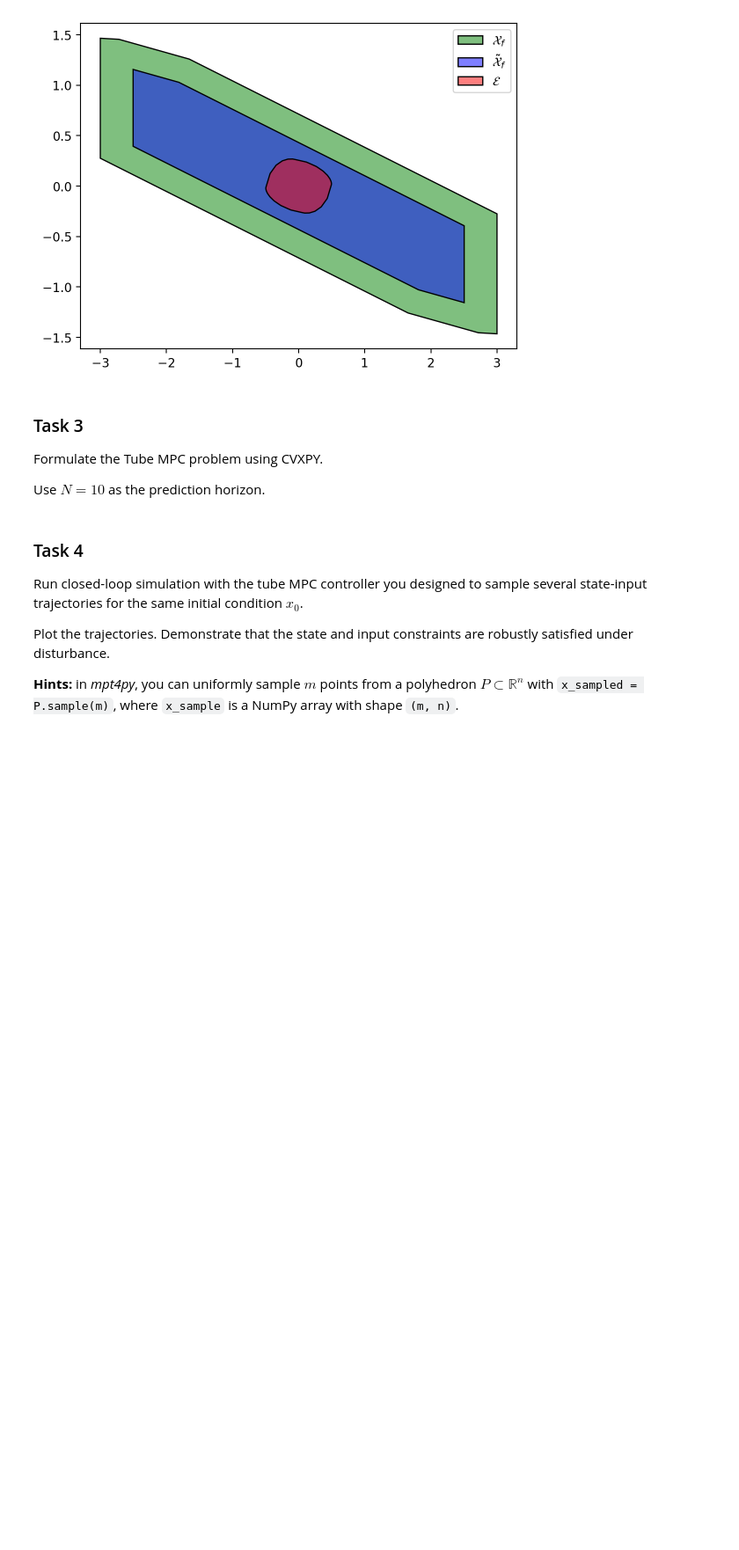
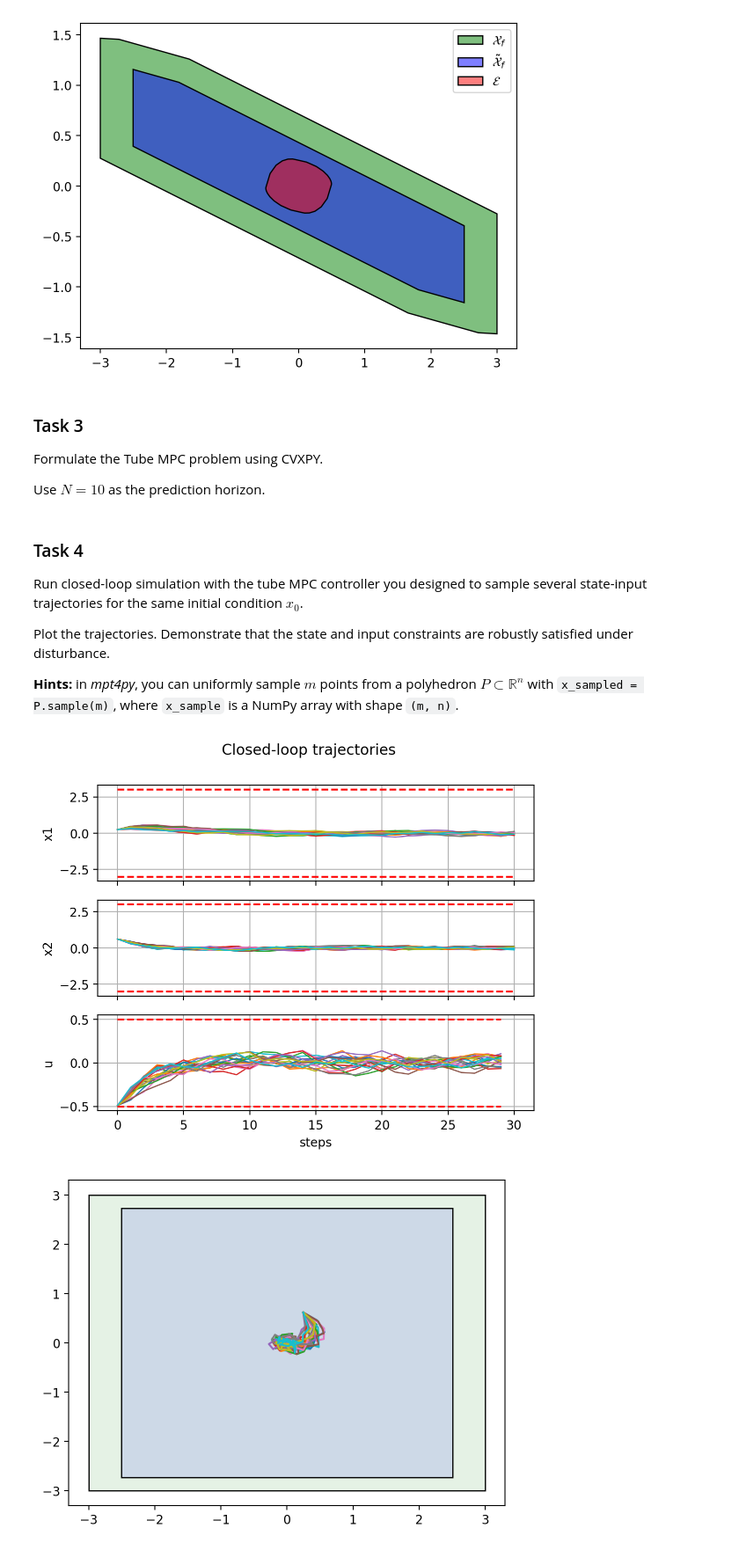
Before and after one commit to aiglegivree/MPC, a Jupyter notebook: programming_exercises/exercise7_tube_mpc/ex7_tube_mpc.ipynb, the cells around one changed output. Shown at 88% size. Cells and saved outputs as stored; diff of their text form; code cells hidden in the pictures; blank space fills up the shorter version.

```diff
--- a/programming_exercises/exercise7_tube_mpc/ex7_tube_mpc.ipynb
+++ b/programming_exercises/exercise7_tube_mpc/ex7_tube_mpc.ipynb
@@ -173,29 +170,28 @@ x0_var = cp.Parameter((nx,), name='x0')
 ## Costs
 cost = 0
 for i in range(N):
-	cost += cp.quad_form(z_var[:,i], Q)
-	cost += cp.quad_form(v_var[:,i], R)
-cost += cp.quad_form(z_var[:, -1], Qf)
-
+	cost += cp.quad_form(z_var[i], Q)
+	cost += cp.quad_form(v_var[i], R)
+cost += cp.quad_form(z_var[ -1], Qf)
 
 
 ## Constraints
 constraints = []
 
-# Initial condition
-constraints.append(z_var[:, 0] == x0_var)
+# initial condition: x0 in z0 + E
+constraints.append(E.A @ (x0_var - z_var[0]) <= E.b)
 
-# System dynamics
-constraints.append(z_var[:,1:] == A @ z_var[:,:-1] + B @ z_var)
+# dynamics
+constraints.append(z_var[1:].T == A @ z_var[:-1].T + B @ v_var.T)
 
-# State constraints
-constraints.append(X.A @ z_var[:, :-1] <= X.b.reshape(-1, 1))
+# state constraints
+constraints.append(X_tilde.A @ z_var[:-1].T <= X_tilde.b.reshape(-1, 1))
 
-# Input constraints
-constraints.append(U.A @ v_var <= U.b.reshape(-1, 1))
+# input constraints
+constraints.append(U_tilde.A @ v_var[:-1].T <= U_tilde.b.reshape(-1, 1))
 
-# Terminal Constraints
-constraints.append(O_inf.A @ x_var[:, -1] <= O_inf.b.reshape(-1, 1))
+# terminal set
+constraints.append(Xf_tilde.A @ z_var[-1].T <= Xf_tilde.b.reshape(-1, 1))
 
 
 tube_mpc = cp.Problem(cp.Minimize(cost), constraints)
@@ -228,14 +224,10 @@ for i in range(num_samples):
 		x0_var.value = xk
 		tube_mpc.solve(solver=cp.PIQP)
 		assert tube_mpc.status == cp.OPTIMAL
-
-		# TODO: ------------------
-		# TODO: add your code here
 		# after calling solve(), you can obtain the value of a cvxpy variable x with: x.value()
-		zk = ...
-		vk = ...
-		uk = ...
-		# TODO: ------------------
+		z0 = z_var[0].value
+		v0 = v_var[0].value
+		uk = v0 + K @ (xk - z0)
 
 		wk = W.sample(1).flatten()
 		xk = A @ xk + B @ uk + wk
@@ -259,30 +251,33 @@ def plot_trajs(t_traj_closed_loop: np.ndarray,
 	ax[0].plot(t_traj, x_max * np.ones_like(t_traj), color='red', linestyle='--')
 	ax[0].plot(t_traj, -x_max * np.ones_like(t_traj), color='red', linestyle='--')
 	ax[0].grid()
 	ax[0].set_ylabel('x1')
 
 	ax[1].plot(t_traj, x_max * np.ones_like(t_traj), color='red', linestyle='--')
 	ax[1].plot(t_traj, -x_max * np.ones_like(t_traj), color='red', linestyle='--')
 	ax[1].grid()
 	ax[1].set_ylabel('x2')
 
 	ax[2].plot(t_traj[:-1], u_max * np.ones_like(t_traj[:-1]), color='red', linestyle='--')
 	ax[2].plot(t_traj[:-1], -u_max * np.ones_like(t_traj[:-1]), color='red', linestyle='--')
 	ax[2].grid()
 	ax[2].set_ylabel('u')
 	ax[2].set_xlabel('steps')
 
 	fig.suptitle('Closed-loop trajectories')
 	fig.align_ylabels()
 	plt.show()
 
 plot_trajs(t_traj_closed_loop, x_trajs_closed_loop, u_trajs_closed_loop)
 
 fig4, ax4 = plt.subplots(1, 1)
 X.plot(ax4, opacity=0.1, color='g', label=r'$\mathcal{X}$')
 X_tilde.plot(ax4, opacity=0.1, color='b', label=r'\tilde{\mathcal{X}}')
 
 for x_traj in x_trajs_closed_loop:
 	ax4.plot(x_traj[:,0], x_traj[:,1])
 
 plt.show()
+# %% [output]
+[figure, added]
+[figure, added]
```
Also changed, not shown: parts of 2 cells of this notebook, 1 other file.
